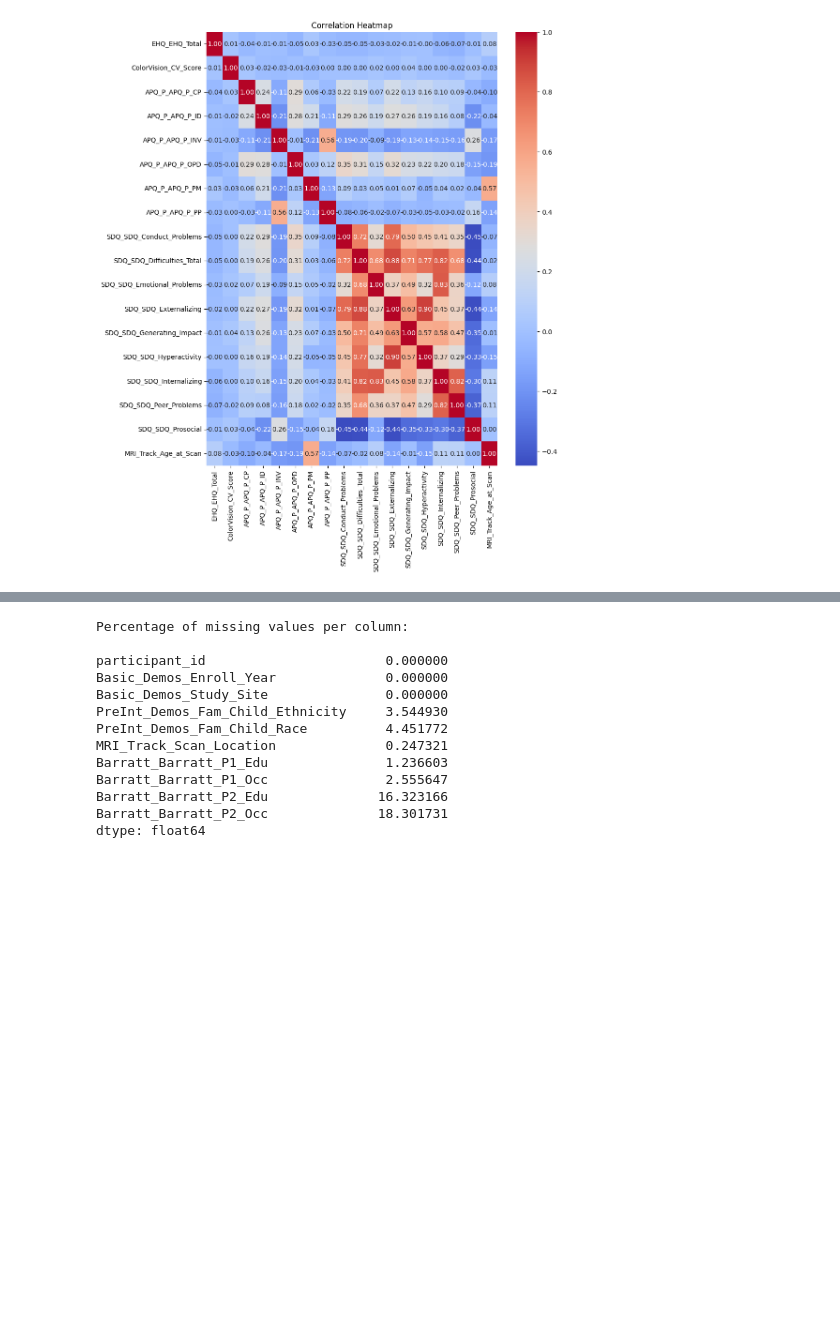
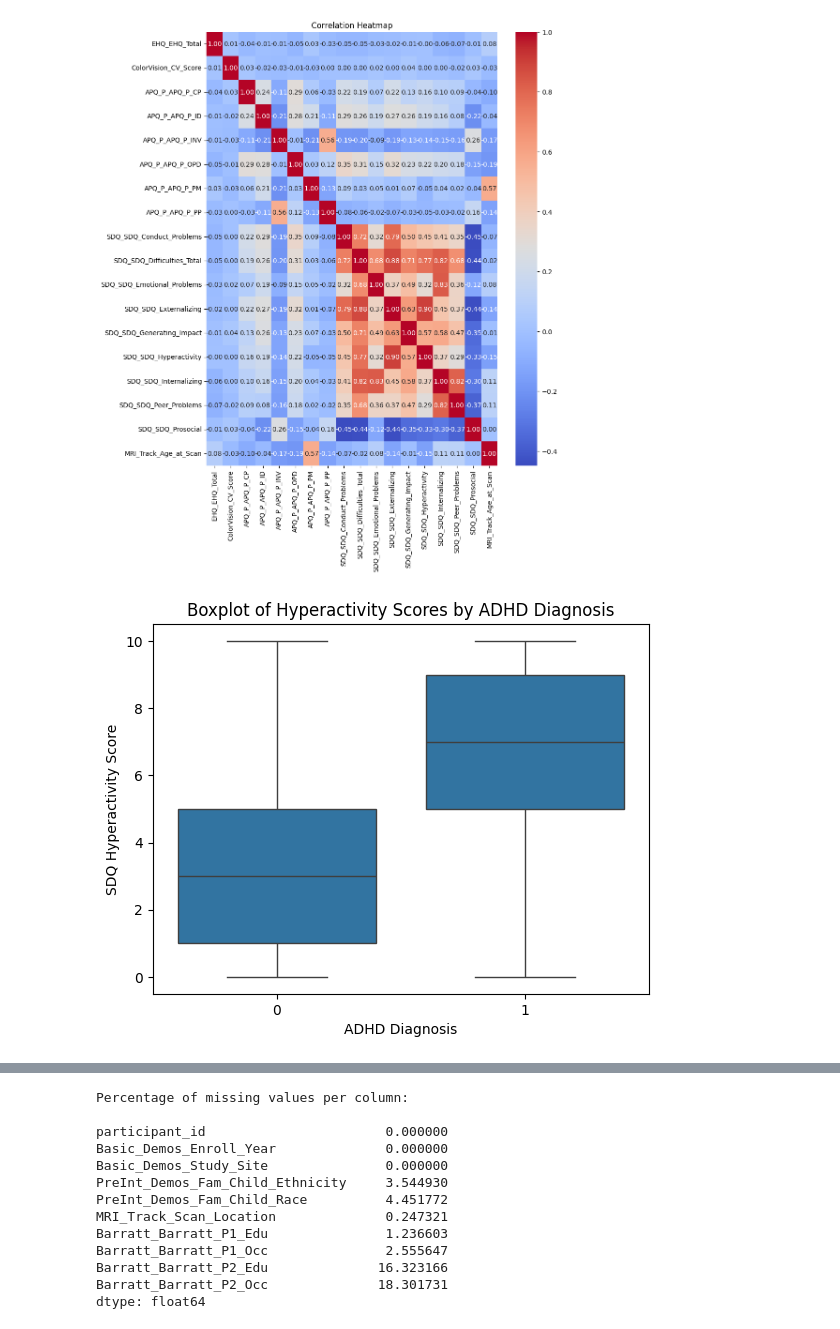
Before and after one commit to panditpooja/WiDS_Datathon_2025, a Jupyter notebook: preprocess.ipynb, the cells around one changed output, grey strips where cells are left out. Drawn from its saved outputs; the diff is of its cells as text; code cells hidden in the pictures; blank space fills up the shorter version.

```diff
--- a/preprocess.ipynb
+++ b/preprocess.ipynb
@@ -18,6 +20,7 @@ please provide us feedback at https://github.com/pandas-dev/pandas/issues/54466
 categorical_data = pd.read_excel("train_new/TRAIN_CATEGORICAL_METADATA_new.xlsx")
 quantitative_data = pd.read_excel("train_new/TRAIN_QUANTITATIVE_METADATA_new.xlsx")
 connectome_data = pd.read_csv("train_new/TRAIN_FUNCTIONAL_CONNECTOME_MATRICES_new_36P_Pearson.csv")
+train_data = pd.read_excel("train_new/TRAINING_SOLUTIONS.xlsx")
 
 print(connectome_data)
 # %% [output]
@@ -218,3 +221,16 @@ plt.title("Correlation Heatmap")
 plt.show()
 # %% [output]
 [figure]
+# %%
+
+train_quant = pd.merge(train_data, quantitative_data, on="participant_id", how="inner")
+# print(train_quant)
+sns.boxplot(train_quant, x='ADHD_Outcome', y='SDQ_SDQ_Hyperactivity')
+plt.title('Boxplot of Hyperactivity Scores by ADHD Diagnosis')
+plt.xlabel('ADHD Diagnosis')
+plt.ylabel('SDQ Hyperactivity Score')
+plt.show()
+
+# plt.xticks(rotation = 45)
+# %% [output]
+[figure, added]
```
Also changed, not shown: parts of 17 cells of this notebook.
